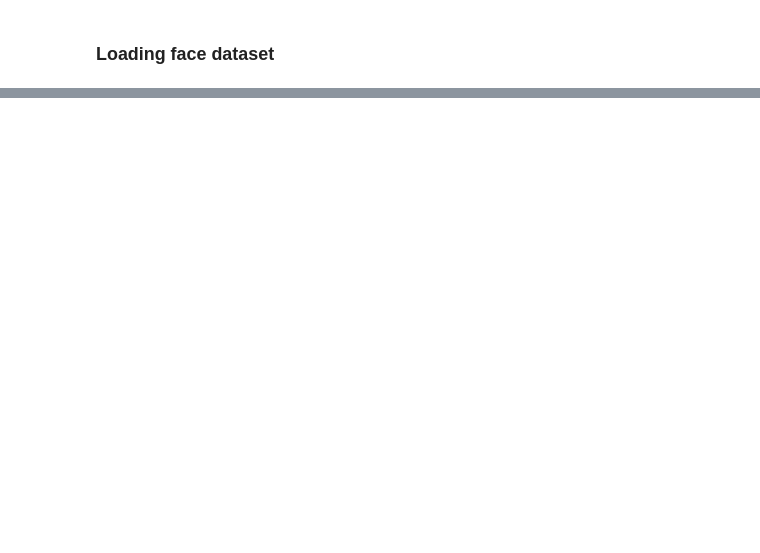
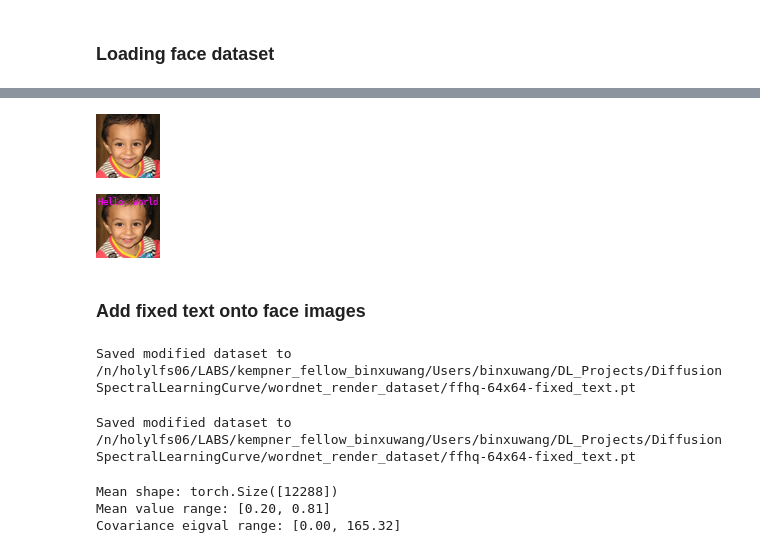
Before and after one commit to Animadversio/DiffusionLearningCurve, a Jupyter notebook: notebook/dataset_face_text.ipynb, the cells around one changed output, grey strips where cells are left out. Cells and saved outputs as stored; diff of their text form; code cells hidden in the pictures; blank space fills up the shorter version.

```diff
--- a/notebook/dataset_face_text.ipynb
+++ b/notebook/dataset_face_text.ipynb
@@ -490,0 +57,16 @@ TesseractNotFoundError: tesseract is not installed or it's not in your PATH. See
+# %%
+img_id = 10
+img = Image.fromarray(dataset[img_id][0].transpose(1,2,0))
+# add text to the image
+display(img)
+draw = ImageDraw.Draw(img)
+text_color = (255, 0, 255)  # Black color in RGB
+# Use default font since Arial.ttf may not be available
+font = ImageFont.truetype("/usr/share/fonts/dejavu/DejaVuSansMono.ttf", size=9)
+draw.text((2, 2), "Hello, World", fill=text_color, font=font)
+img
+# %% [output]
+[figure, added]
+[figure, added]
+# %% [markdown]
+### Add fixed text onto face images
@@ -490,0 +75,28 @@ TesseractNotFoundError: tesseract is not installed or it's not in your PATH. See
+# %%
+# create a new dataset with fixed text on top
+text_color = (255, 0, 255)  # Black color in RGB
+# Use default font since Arial.ttf may not be available
+font = ImageFont.truetype("/usr/share/fonts/dejavu/DejaVuSansMono.ttf", size=9)
+face_text_img_col = []
+for img_id in trange(len(dataset)):
+    img = Image.fromarray(dataset[img_id][0].transpose(1,2,0))
+    # add text to the image
+    draw = ImageDraw.Draw(img)
+    draw.text((2, 2), "Hello, World", fill=text_color, font=font)
+    # Convert PIL image back to tensor format
+    img_tensor = torch.tensor(np.array(img)).permute(2,0,1) / 255.0
+    # dataset[img_id] = (img_tensor, dataset[img_id][1])
+    face_text_img_col.append(img_tensor)
+
+face_text_img_tsr = torch.stack(face_text_img_col)
+# Save the modified dataset
+save_path = join("/n/holylfs06/LABS/kempner_fellow_binxuwang/Users/binxuwang/DL_Projects/DiffusionSpectralLearningCurve/wordnet_render_dataset", "ffhq-64x64-fixed_text.pt")
+torch.save(face_text_img_tsr, save_path)
+print(f"Saved modified dataset to {save_path}")
+# %% [output]
+Saved modified dataset to /n/holylfs06/LABS/kempner_fellow_binxuwang/Users/binxuwang/DL_Projects/DiffusionSpectralLearningCurve/wordnet_render_dataset/ffhq-64x64-fixed_text.pt
+# %%
+torch.save(face_text_img_tsr, save_path)
+print(f"Saved modified dataset to {save_path}")
+# %% [output]
+Saved modified dataset to /n/holylfs06/LABS/kempner_fellow_binxuwang/Users/binxuwang/DL_Projects/DiffusionSpectralLearningCurve/wordnet_render_dataset/ffhq-64x64-fixed_text.pt
@@ -490,0 +106,6 @@ TesseractNotFoundError: tesseract is not installed or it's not in your PATH. See
+# %%
+img_mean, eigval, eigvec = compute_pca_stats(face_text_img_tsr, device="cuda", svd_lowrank=True, k=6000)
+# %% [output]
+Mean shape: torch.Size([12288])
+Mean value range: [0.20, 0.81]
+Covariance eigval range: [0.00, 165.32]
```
Also changed, not shown: parts of 55 cells of this notebook.
